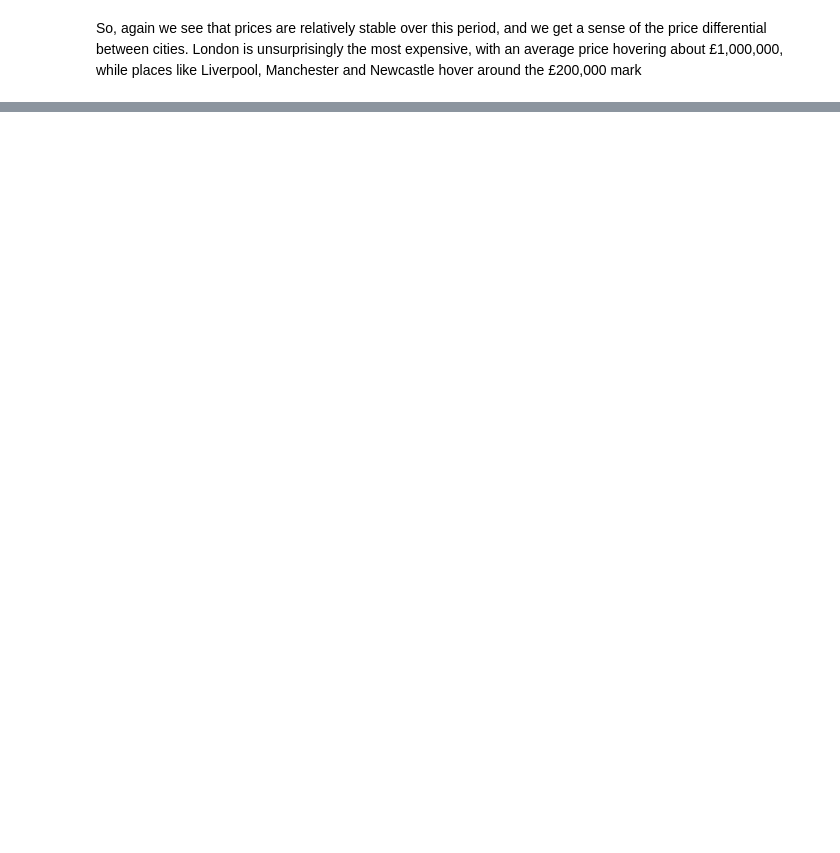
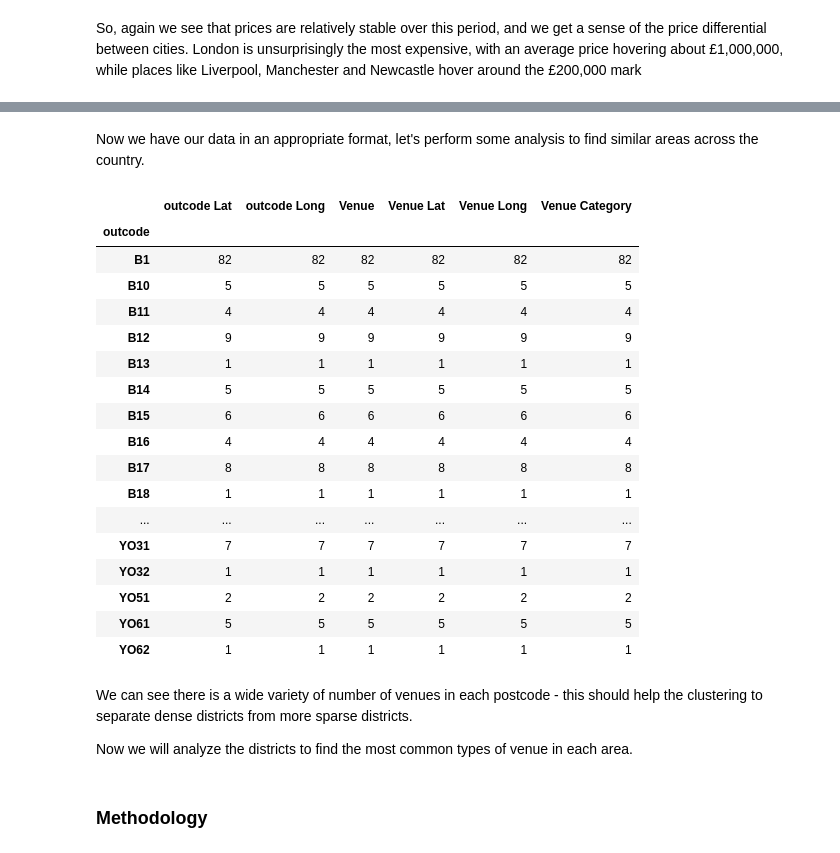
Before and after one commit to Grinnbarr/Coursera, a Jupyter notebook: BoN_FA.ipynb, the cells around one changed output, grey strips where cells are left out. Drawn from its saved outputs; the diff is of its cells as text; code cells hidden in the pictures; blank space fills up the shorter version.

```diff
--- a/BoN_FA.ipynb
+++ b/BoN_FA.ipynb
@@ -247,0 +410,16 @@ price_av.head()
+# %%
+OC_towns = price.drop(['price_paid','postcode','postcode_area'],axis=1)
+OC_towns.drop_duplicates(inplace=True)
+OC_towns.sort_values(by='outcode',axis=0,inplace=True)
+OC_towns.reset_index(inplace=True,drop=True)
+# OC_towns.head()
+
+towns = OC_towns.town.values
+outcodes = OC_towns.outcode.values
+town_dict = dict(zip(outcodes,towns))
+
+colour_dict = dict(zip(cities,colour))
+
+price_av['town'] = price_av['outcode'].map(town_dict)
+price_av['colour'] = price_av['town'].map(colour_dict)
+price_av.head()
@@ -247,0 +444,3 @@ price_av.head()
+# %%
+price_av = price_av.dropna(axis=0,subset=['Lat'])
+print(price_av.shape)
@@ -247,0 +455,17 @@ price_av.head()
+# %%
+map_1 = folium.Map(location=[52.7,-1.0951],width = 500,height = 750,zoom_start = 6.5)
+# add markers to map
+for lat, lng, postcode in zip(price_av['Lat'], price_av['Long'], price_av['outcode']):
+    label = '{}'.format(postcode)
+    label = folium.Popup(label, parse_html=True)
+    folium.CircleMarker(
+        [lat, lng],
+        radius=5,
+        popup=label,
+        color='blue',
+        fill=True,
+        fill_color='#3186cc',
+        fill_opacity=0.7,
+        parse_html=False).add_to(map_1)
+
+map_1
@@ -247,0 +540,5 @@ price_av.head()
+# %%
+UK_venues = getNearbyVenues(names=price_av['outcode'],
+                                   latitudes=price_av['Lat'],
+                                   longitudes=price_av['Long']
+                                  )
@@ -247,0 +574,29 @@ price_av.head()
+# %% [markdown]
+Now we have our data in an appropriate format, let's perform some analysis to find similar areas across the country.
+# %%
+UK_venues.groupby('outcode').count() #see how many venues there are for each neighbourhood group
+# %% [output]
+|  | outcode Lat | outcode Long | Venue | Venue Lat | Venue Long | Venue Category |
+| outcode |  |  |  |  |  |  |
+| B1 | 82 | 82 | 82 | 82 | 82 | 82 |
+| B10 | 5 | 5 | 5 | 5 | 5 | 5 |
+| B11 | 4 | 4 | 4 | 4 | 4 | 4 |
+| B12 | 9 | 9 | 9 | 9 | 9 | 9 |
+| B13 | 1 | 1 | 1 | 1 | 1 | 1 |
+| B14 | 5 | 5 | 5 | 5 | 5 | 5 |
+| B15 | 6 | 6 | 6 | 6 | 6 | 6 |
+| B16 | 4 | 4 | 4 | 4 | 4 | 4 |
+| B17 | 8 | 8 | 8 | 8 | 8 | 8 |
+| B18 | 1 | 1 | 1 | 1 | 1 | 1 |
+| ... | ... | ... | ... | ... | ... | ... |
+| YO31 | 7 | 7 | 7 | 7 | 7 | 7 |
+| YO32 | 1 | 1 | 1 | 1 | 1 | 1 |
+| YO51 | 2 | 2 | 2 | 2 | 2 | 2 |
+| YO61 | 5 | 5 | 5 | 5 | 5 | 5 |
+| YO62 | 1 | 1 | 1 | 1 | 1 | 1 |
+# %% [markdown]
+We can see there is a wide variety of number of venues in each postcode - this should help the clustering to separate dense districts from more sparse districts.
+
+Now we will analyze the districts to find the most common types of venue in each area.
+# %% [markdown]
+### Methodology <a name="methodology"></a>
```
Also changed, not shown: parts of 80 cells of this notebook.
